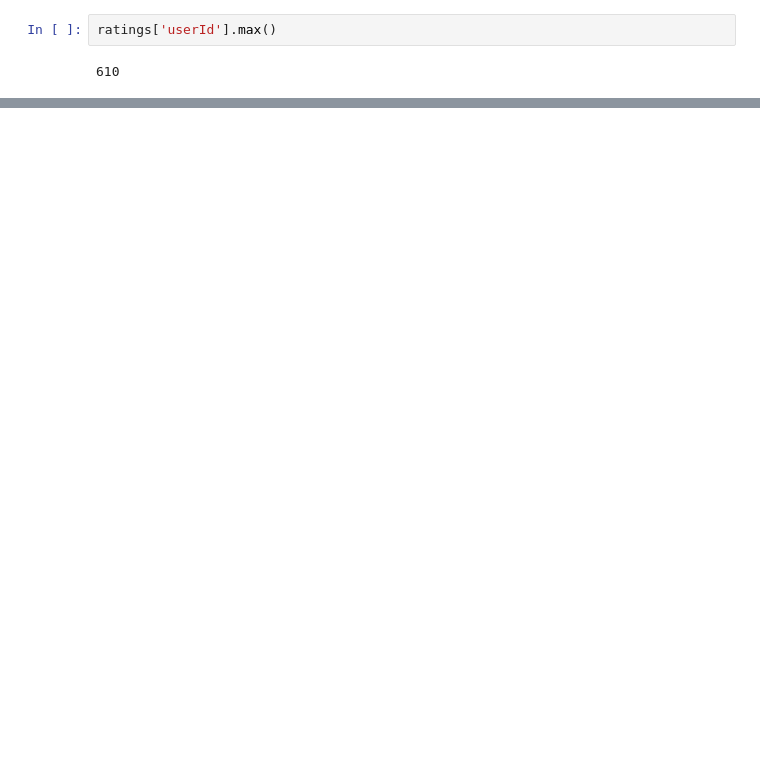
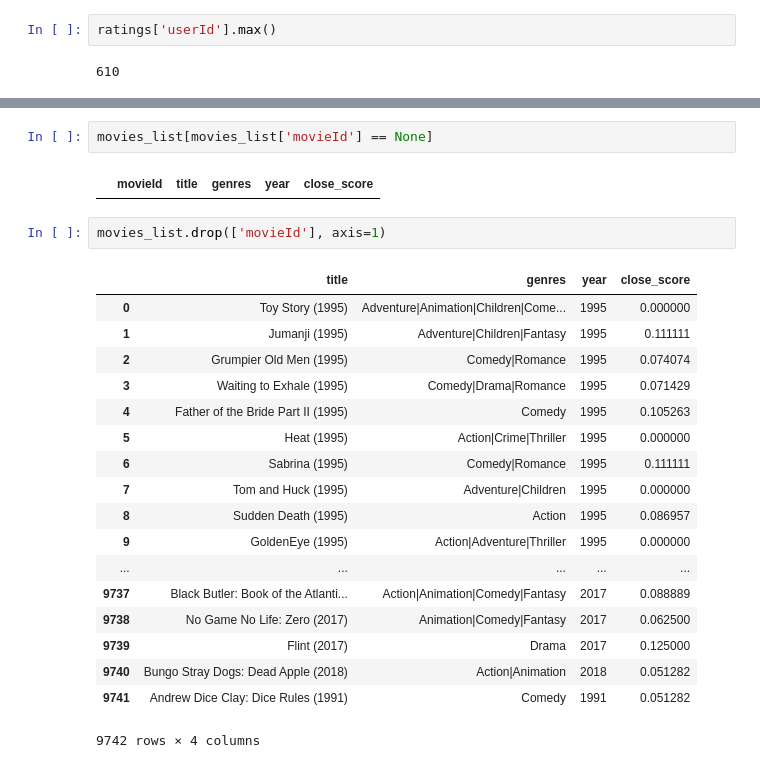
Before and after one commit to Fatema/web-technology, a Jupyter notebook: melon.ipynb, the cells around one changed output, grey strips where cells are left out. Saved outputs shown, nothing was run; the diff lists cells and outputs as text; blank space fills up the shorter version.

```diff
--- a/melon.ipynb
+++ b/melon.ipynb
@@ -893,0 +880,25 @@ ratings['userId'].max()
+# %%
+movies_list[movies_list['movieId'] == None]
+# %% [output]
+|  | movieId | title | genres | year | close_score |
+# %%
+movies_list.drop(['movieId'], axis=1)
+# %% [output]
+|  | title | genres | year | close_score |
+| 0 | Toy Story (1995) | Adventure|Animation|Children|Come... | 1995 | 0.000000 |
+| 1 | Jumanji (1995) | Adventure|Children|Fantasy | 1995 | 0.111111 |
+| 2 | Grumpier Old Men (1995) | Comedy|Romance | 1995 | 0.074074 |
+| 3 | Waiting to Exhale (1995) | Comedy|Drama|Romance | 1995 | 0.071429 |
+| 4 | Father of the Bride Part II (1995) | Comedy | 1995 | 0.105263 |
+| 5 | Heat (1995) | Action|Crime|Thriller | 1995 | 0.000000 |
+| 6 | Sabrina (1995) | Comedy|Romance | 1995 | 0.111111 |
+| 7 | Tom and Huck (1995) | Adventure|Children | 1995 | 0.000000 |
+| 8 | Sudden Death (1995) | Action | 1995 | 0.086957 |
+| 9 | GoldenEye (1995) | Action|Adventure|Thriller | 1995 | 0.000000 |
+| ... | ... | ... | ... | ... |
+| 9737 | Black Butler: Book of the Atlanti... | Action|Animation|Comedy|Fantasy | 2017 | 0.088889 |
+| 9738 | No Game No Life: Zero (2017) | Animation|Comedy|Fantasy | 2017 | 0.062500 |
+| 9739 | Flint (2017) | Drama | 2017 | 0.125000 |
+| 9740 | Bungo Stray Dogs: Dead Apple (2018) | Action|Animation | 2018 | 0.051282 |
+| 9741 | Andrew Dice Clay: Dice Rules (1991) | Comedy | 1991 | 0.051282 |
+9742 rows × 4 columns
```
Also changed, not shown: parts of 14 cells of this notebook, 19 other files.
